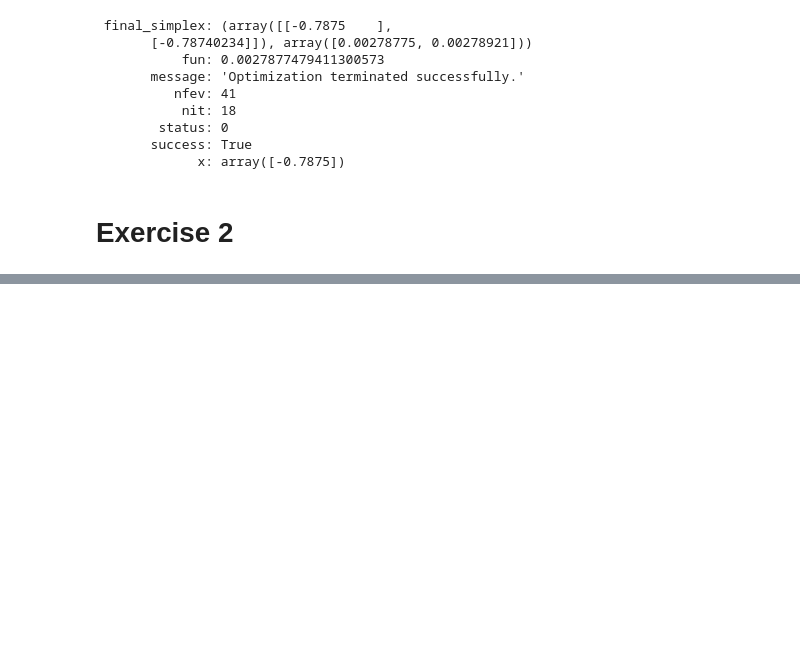
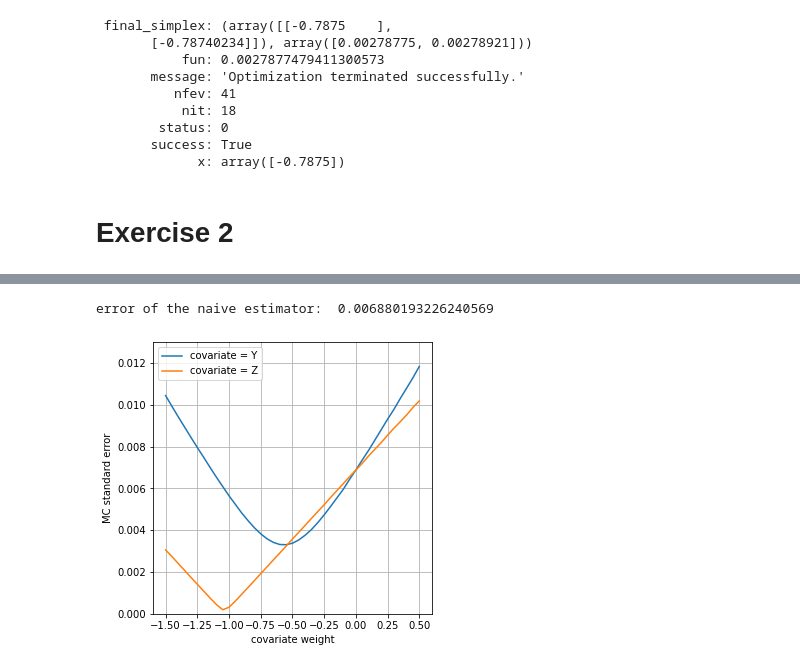
Before and after one commit to AesonF/numerical_analysis_HEC, a Jupyter notebook: numerical_analysis.ipynb, the cells around one changed output, grey strips where cells are left out. Saved outputs shown, nothing was run; the diff lists cells and outputs as text; code cells hidden in the pictures; blank space fills up the shorter version.

```diff
--- a/numerical_analysis.ipynb
+++ b/numerical_analysis.ipynb
@@ -213,0 +353,20 @@ minimize(
+# %%
+print("error of the naive estimator: ", objective_function3(0))
+# %% [output]
+error of the naive estimator:  0.006880193226240569
+# %%
+c_vals = [0.05*k for k in range(-30, 11)]
+plot_vals2 = [objective_function3(c) for c in c_vals]
+# %%
+fig, ax = plt.subplots(figsize=(5, 5))
+ax.set_ylim(0, 0.013)
+ax.set_xlabel('covariate weight')
+ax.set_ylabel('MC standard error')
+plt.grid()
+plt.plot(c_vals, plot_vals, label='covariate = Y')
+plt.plot(c_vals, plot_vals2, label='covariate = Z')
+plt.legend()
+plt.savefig('question 2.4.png', bbox_inches='tight', dpi=200)
+plt.show()
+# %% [output]
+[figure, added]
```
Also changed, not shown: parts of 11 cells of this notebook, 1 other file.
